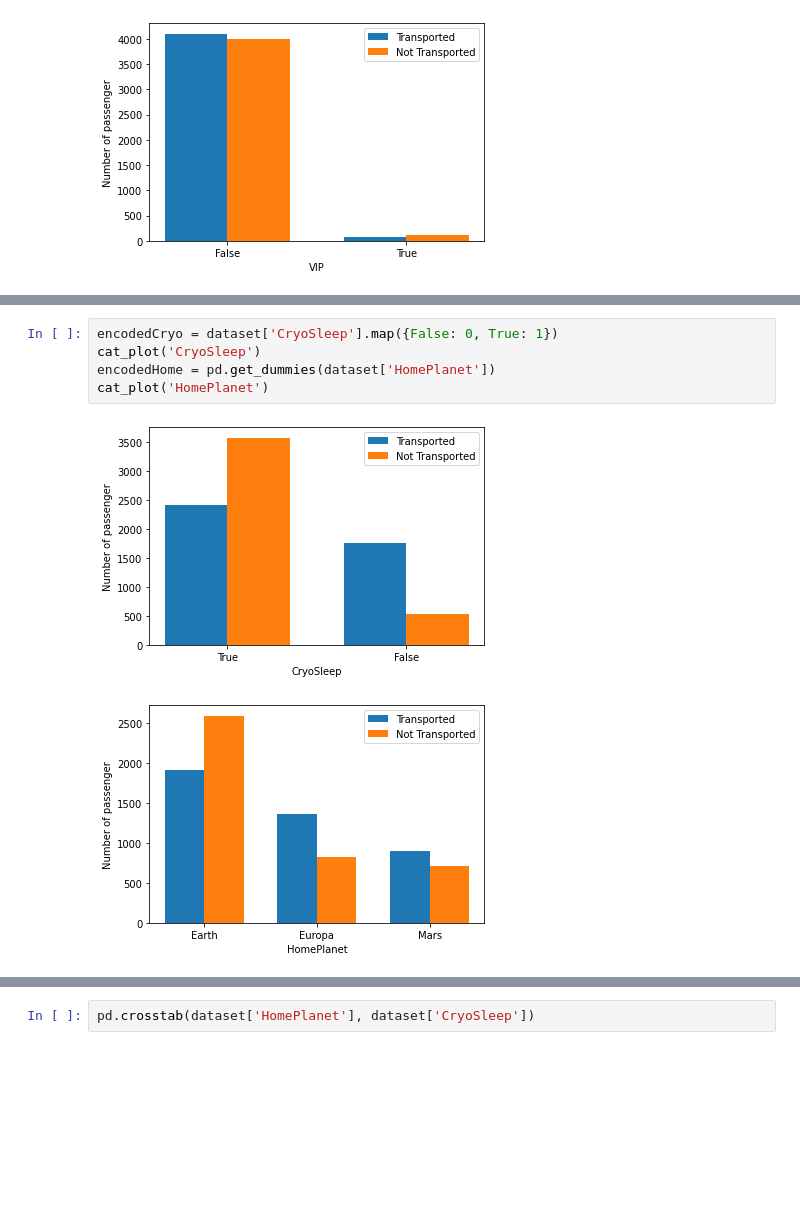
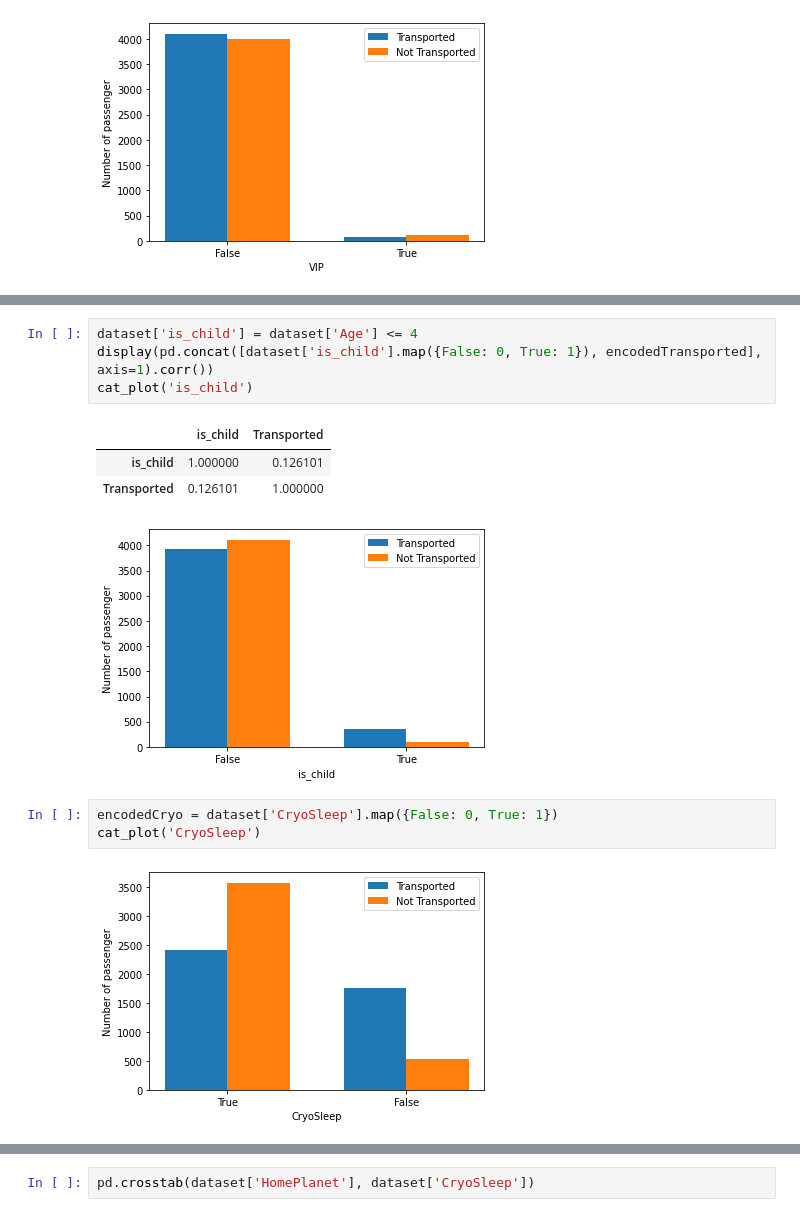
Before and after one commit to JbIPS/SpaceTitanic, a Jupyter notebook: space-titanic.ipynb, the cells around one changed output, grey strips where cells are left out. Drawn from its saved outputs; the diff is of its cells as text; blank space fills up the shorter version.

```diff
--- a/space-titanic.ipynb
+++ b/space-titanic.ipynb
@@ -201,8 +208,14 @@ int_plot('Age')
+# %%
+dataset['is_child'] = dataset['Age'] <= 4
+display(pd.concat([dataset['is_child'].map({False: 0, True: 1}), encodedTransported], axis=1).corr())
+cat_plot('is_child')
+# %% [output]
+|  | is_child | Transported |
+| is_child | 1.000000 | 0.126101 |
+| Transported | 0.126101 | 1.000000 |
+[figure, added]
 # %%
 encodedCryo = dataset['CryoSleep'].map({False: 0, True: 1})
 cat_plot('CryoSleep')
-encodedHome = pd.get_dummies(dataset['HomePlanet'])
-cat_plot('HomePlanet')
 # %% [output]
 [figure]
-[figure, removed]
```
Also changed, not shown: parts of 35 cells of this notebook.
